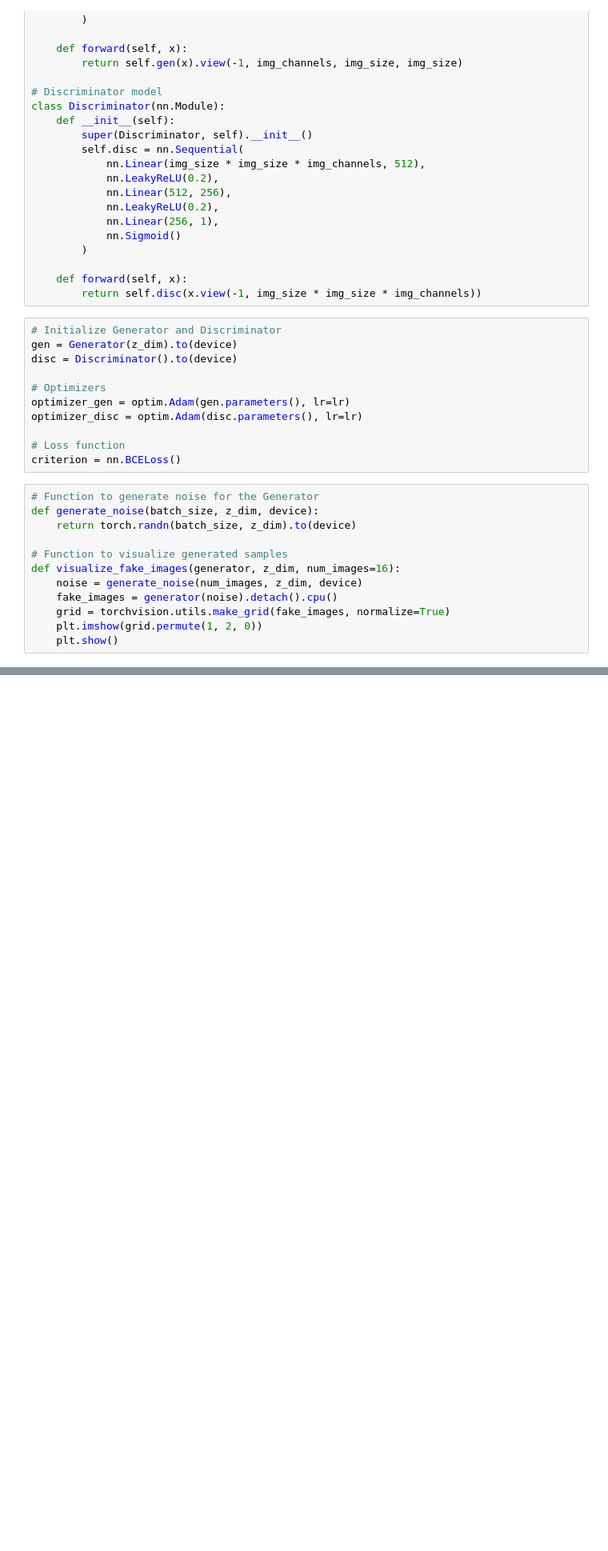
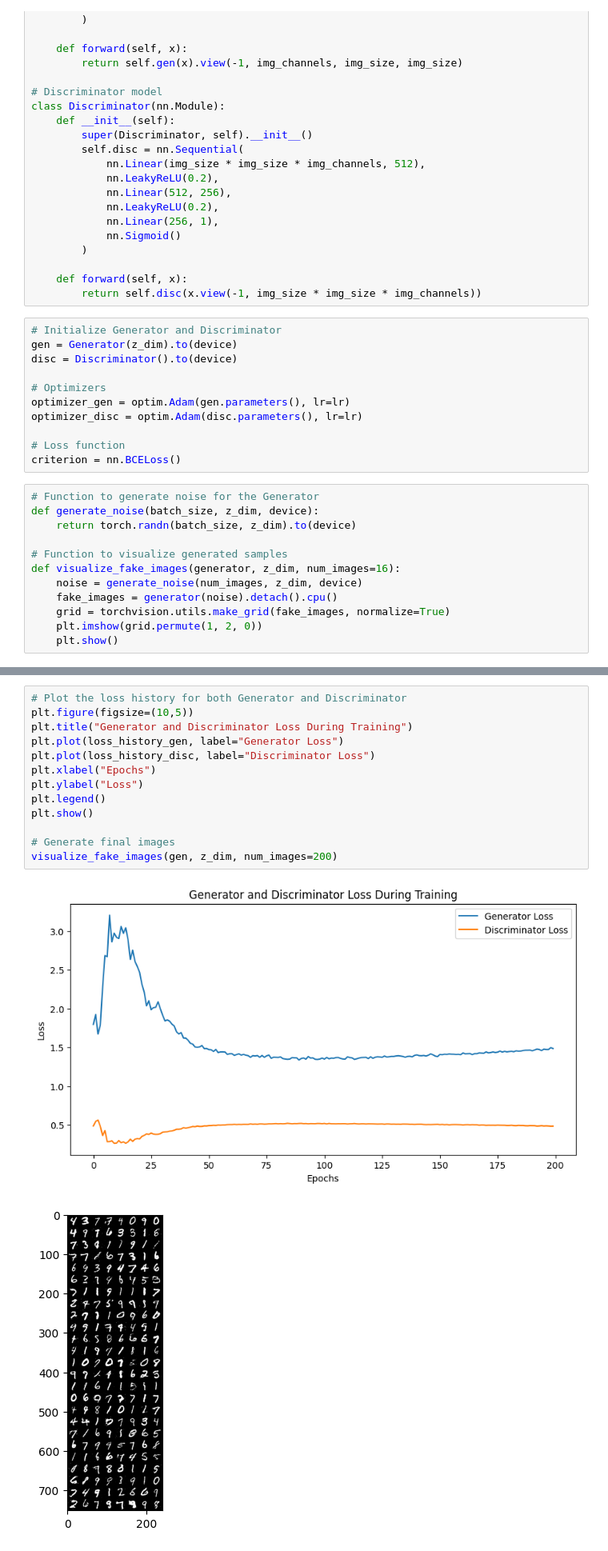
Before and after one commit to tameszaza/voice, a Jupyter notebook: GANs2.ipynb, the cells around one changed output, grey strips where cells are left out. Shown at 80% size. Saved outputs shown, nothing was run; the diff lists cells and outputs as text; blank space fills up the shorter version.

```diff
--- a/GANs2.ipynb
+++ b/GANs2.ipynb
@@ -193,0 +205,16 @@ Epoch [50/50] Loss D: 0.5007, Loss G: 1.3852
+# %%
+# Plot the loss history for both Generator and Discriminator
+plt.figure(figsize=(10,5))
+plt.title("Generator and Discriminator Loss During Training")
+plt.plot(loss_history_gen, label="Generator Loss")
+plt.plot(loss_history_disc, label="Discriminator Loss")
+plt.xlabel("Epochs")
+plt.ylabel("Loss")
+plt.legend()
+plt.show()
+
+# Generate final images
+visualize_fake_images(gen, z_dim, num_images=200)
+# %% [output]
+[figure, added]
+[figure, added]
```
Also changed, not shown: parts of 1 cell of this notebook.
